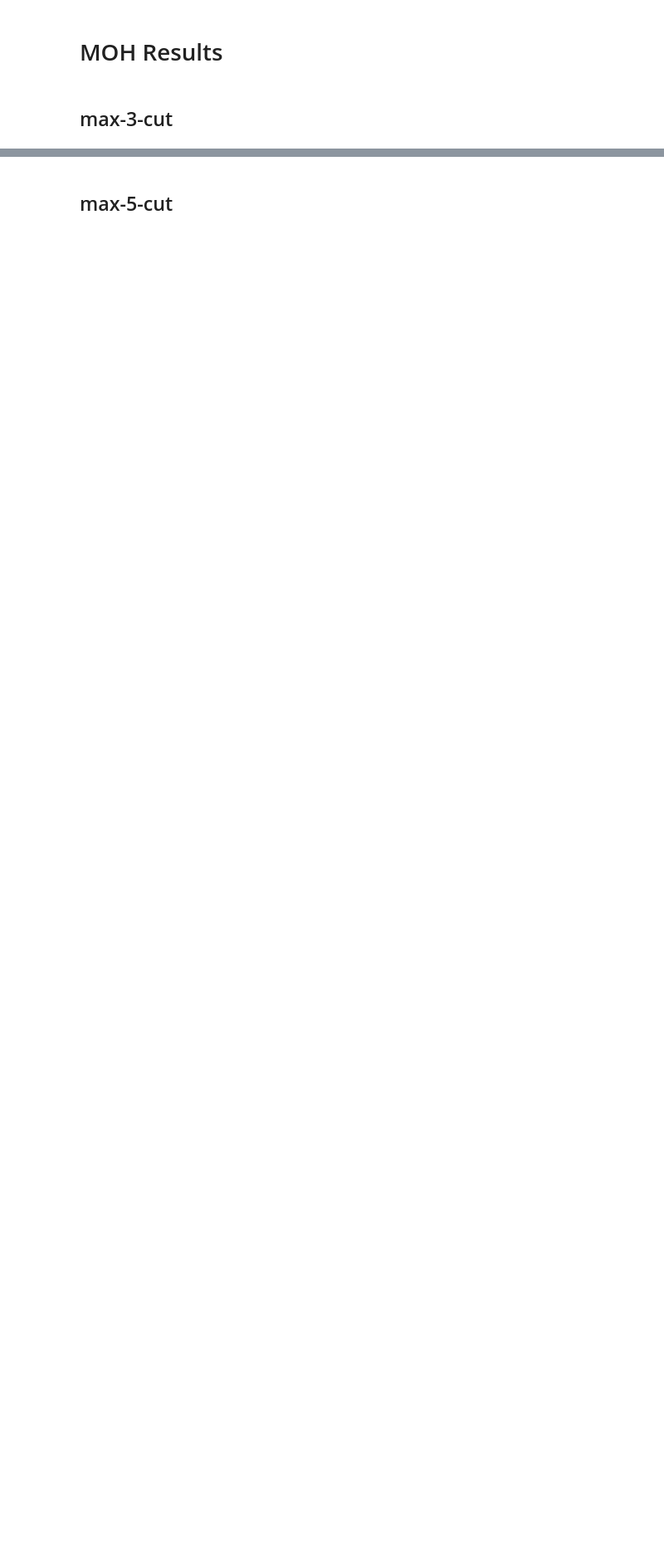
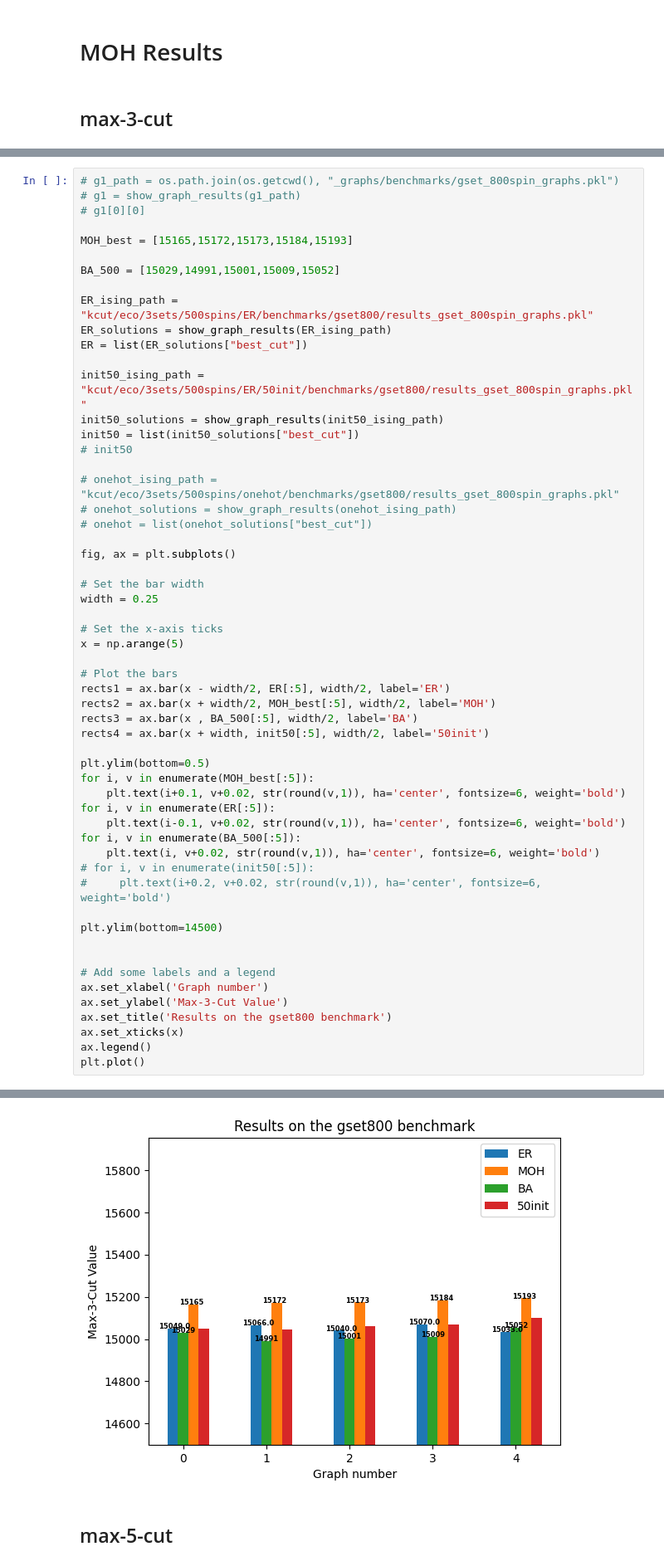
Before and after one commit to Gatorino/eco-dqn, a Jupyter notebook: plots.ipynb, the cells around one changed output, grey strips where cells are left out. Shown: that part at 83% size. Cells and saved outputs as stored; diff of their text form; blank space fills up the shorter version.

```diff
--- a/plots.ipynb
+++ b/plots.ipynb
@@ -307,0 +292,57 @@ The path of the extracted solution is kcut/eco/3sets/500spins/localDiversity/ben
+# %%
+# g1_path = os.path.join(os.getcwd(), "_graphs/benchmarks/gset_800spin_graphs.pkl")
+# g1 = show_graph_results(g1_path)
+# g1[0][0]
+
+MOH_best = [15165,15172,15173,15184,15193]
+
+BA_500 = [15029,14991,15001,15009,15052]
+
+ER_ising_path = "kcut/eco/3sets/500spins/ER/benchmarks/gset800/results_gset_800spin_graphs.pkl"
+ER_solutions = show_graph_results(ER_ising_path)
+ER = list(ER_solutions["best_cut"])
+
+init50_ising_path = "kcut/eco/3sets/500spins/ER/50init/benchmarks/gset800/results_gset_800spin_graphs.pkl"
+init50_solutions = show_graph_results(init50_ising_path)
+init50 = list(init50_solutions["best_cut"])
+# init50
+
+# onehot_ising_path = "kcut/eco/3sets/500spins/onehot/benchmarks/gset800/results_gset_800spin_graphs.pkl"
+# onehot_solutions = show_graph_results(onehot_ising_path)
+# onehot = list(onehot_solutions["best_cut"])
+
+fig, ax = plt.subplots()
+
+# Set the bar width
+width = 0.25
+
+# Set the x-axis ticks
+x = np.arange(5)
+
+# Plot the bars
+rects1 = ax.bar(x - width/2, ER[:5], width/2, label='ER')
+rects2 = ax.bar(x + width/2, MOH_best[:5], width/2, label='MOH')
+rects3 = ax.bar(x , BA_500[:5], width/2, label='BA')
+rects4 = ax.bar(x + width, init50[:5], width/2, label='50init')
+
+plt.ylim(bottom=0.5)
+for i, v in enumerate(MOH_best[:5]):
+    plt.text(i+0.1, v+0.02, str(round(v,1)), ha='center', fontsize=6, weight='bold')
+for i, v in enumerate(ER[:5]):
+    plt.text(i-0.1, v+0.02, str(round(v,1)), ha='center', fontsize=6, weight='bold')
+for i, v in enumerate(BA_500[:5]):
+    plt.text(i, v+0.02, str(round(v,1)), ha='center', fontsize=6, weight='bold')
+# for i, v in enumerate(init50[:5]):
+#     plt.text(i+0.2, v+0.02, str(round(v,1)), ha='center', fontsize=6, weight='bold')
+
+plt.ylim(bottom=14500)
+
+
+# Add some labels and a legend
+ax.set_xlabel('Graph number')
+ax.set_ylabel('Max-3-Cut Value')
+ax.set_title('Results on the gset800 benchmark')
+ax.set_xticks(x)
+ax.legend()
+plt.plot()
+# %% [output]
@@ -308,3 +352,4 @@ The path of the extracted solution is kcut/eco/3sets/500spins/localDiversity/ben
+[figure, added]
 # %% [markdown]
 ## max-5-cut
 # %%
```
Also changed, not shown: parts of 5 cells of this notebook, 1 other file.
